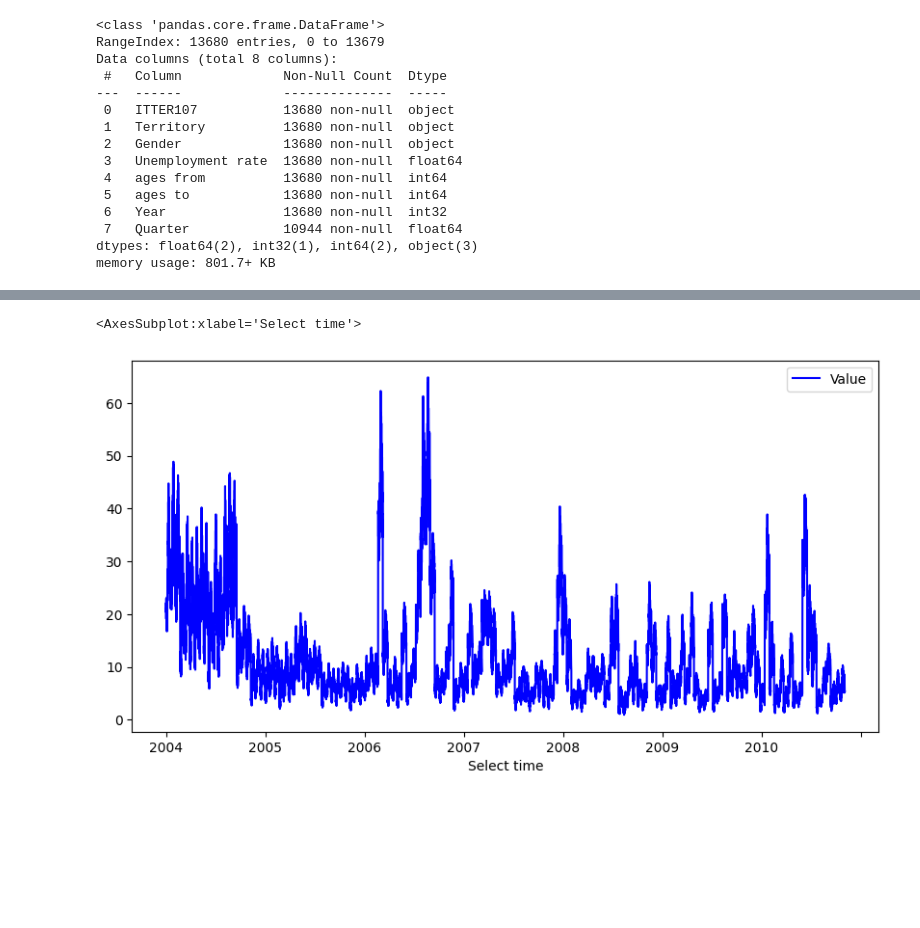
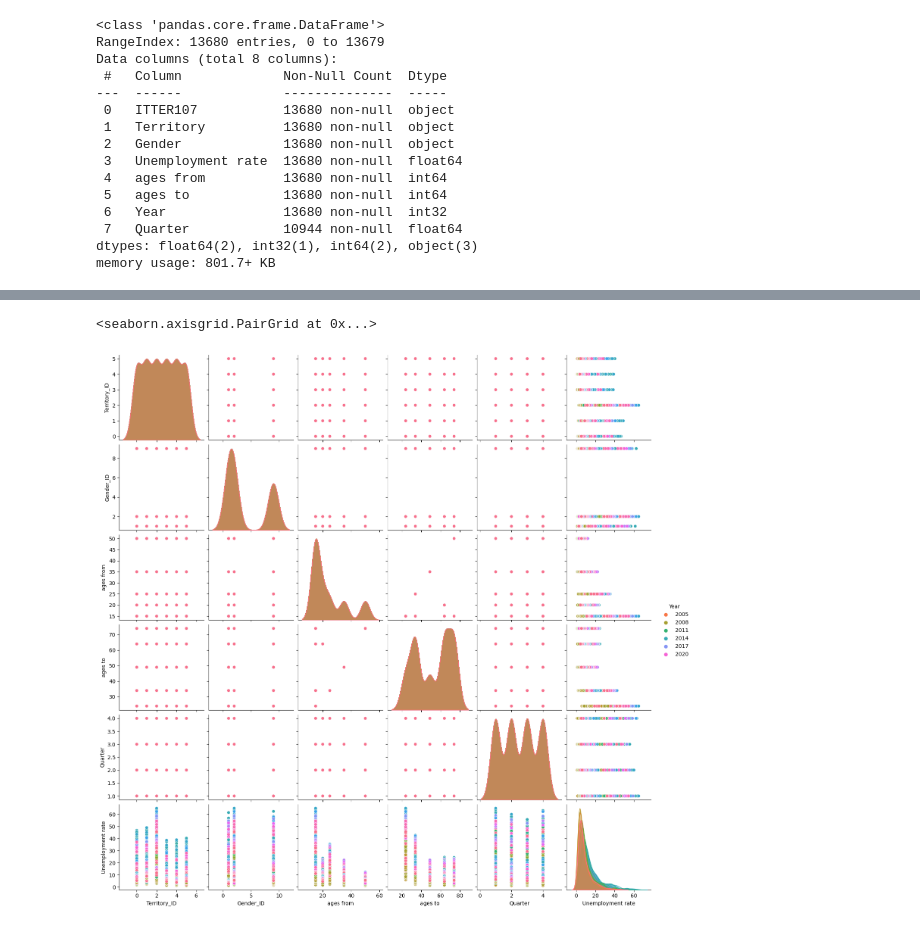
Before and after one commit to OmdenaAI/milan-italy-impact-covid-crimes, a Jupyter notebook: src/tasks/task-2-data-cleaning/unemployment_quarterly.ipynb, the cells around one changed output, grey strips where cells are left out. Drawn from its saved outputs; the diff is of its cells as text; code cells hidden in the pictures; blank space fills up the shorter version.

```diff
--- a/src/tasks/task-2-data-cleaning/unemployment_quarterly.ipynb
+++ b/src/tasks/task-2-data-cleaning/unemployment_quarterly.ipynb
@@ -217,3 +217,7 @@ Data columns (total 8 columns):
  7   Quarter            10944 non-null  float64
 dtypes: float64(2), int32(1), int64(2), object(3)
 memory usage: 801.7+ KB
+# %%
+# Create int ID for Territory
+unemployment_qr_clean['Territory_ID'] = unemployment_qr_clean['Territory'].astype('category').cat.codes
+unemployment_qr_clean.head()
@@ -219,0 +231,3 @@ memory usage: 801.7+ KB
+# %%
+# fix order of columns
+unemployment_qr_clean = unemployment_qr_clean[['Territory_ID','Territory','Territory_acr','Gender_ID','Gender','ages from','ages to','Year','Quarter','Unemployment rate']]
@@ -220,11 +258,10 @@ memory usage: 801.7+ KB
 # %%
 # save the clean data
 unemployment_qr_clean.to_csv('../../data/unemployment_quartely_2004-22_clean.csv', index=False)
-# %%
-import matplotlib.pyplot as plt
-
-# create a line graph by column value
-unemployment_qr.plot(kind='line', figsize=(10, 5), x='Select time', y='Value', color='blue')
-# %% [output]
-<AxesSubplot:xlabel='Select time'>
-[figure, removed]
+# %%
+import seaborn as sns
+
+sns.pairplot(unemployment_qr_clean, hue='Year', palette='husl', height=2.5)
+# %% [output]
+<seaborn.axisgrid.PairGrid at 0x...>
+[figure, added]
```
Also changed, not shown: parts of 8 cells of this notebook.
